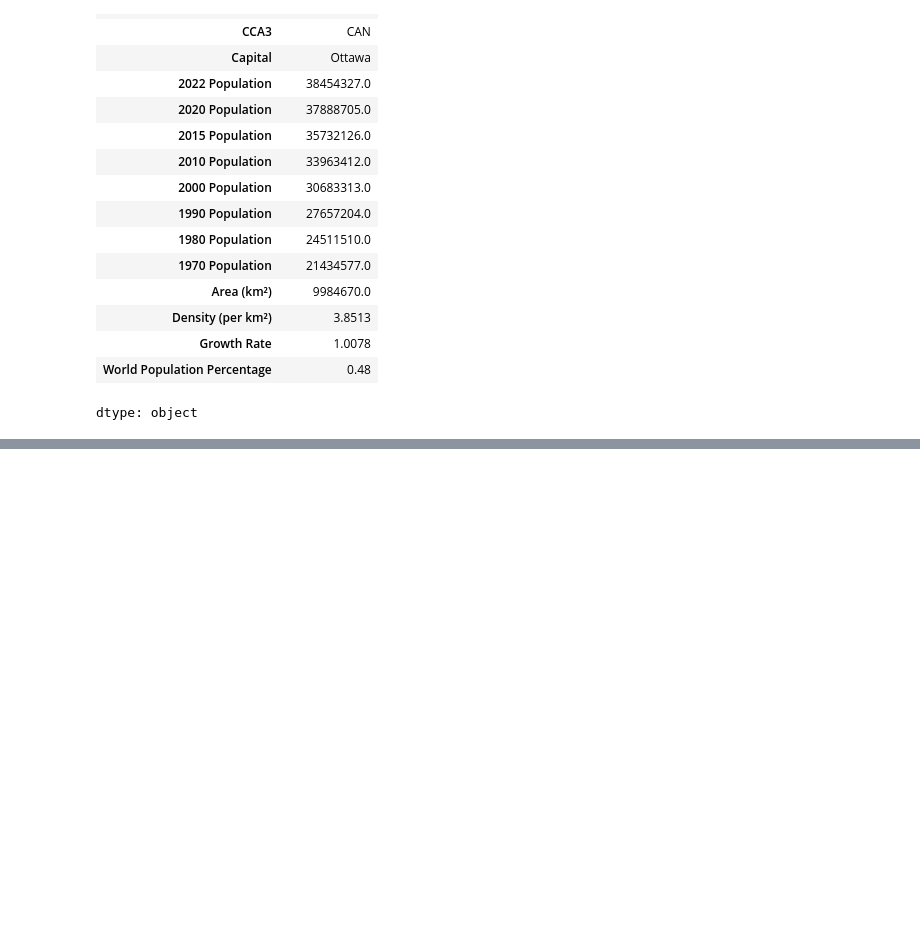
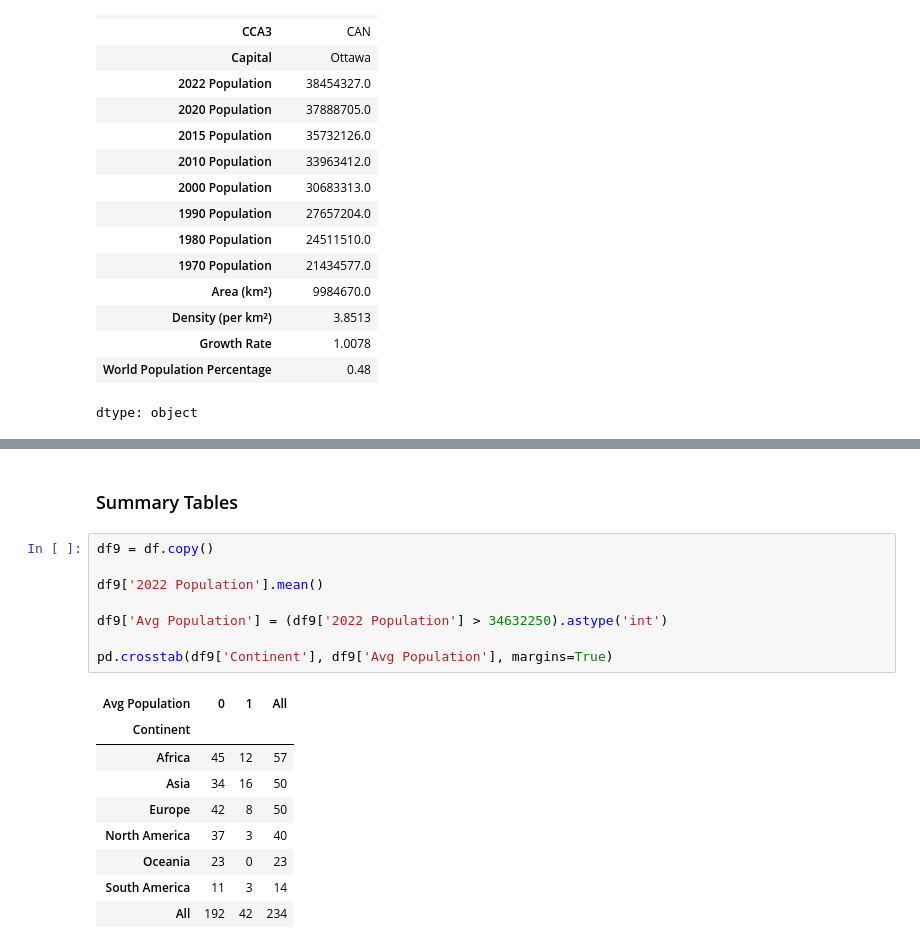
Before and after one commit to sangjunlim-dev/ml-practicals, a Jupyter notebook: pandas_essentials.ipynb, the cells around one changed output, grey strips where cells are left out. Saved outputs shown, nothing was run; the diff lists cells and outputs as text; blank space fills up the shorter version.

```diff
--- a/pandas_essentials.ipynb
+++ b/pandas_essentials.ipynb
@@ -176,0 +259,20 @@ dtype: object
+# %% [markdown]
+### Summary Tables
+# %%
+df9 = df.copy()
+
+df9['2022 Population'].mean()
+
+df9['Avg Population'] = (df9['2022 Population'] > 34632250).astype('int')
+
+pd.crosstab(df9['Continent'], df9['Avg Population'], margins=True)
+# %% [output]
+| Avg Population | 0 | 1 | All |
+| Continent |  |  |  |
+| Africa | 45 | 12 | 57 |
+| Asia | 34 | 16 | 50 |
+| Europe | 42 | 8 | 50 |
+| North America | 37 | 3 | 40 |
+| Oceania | 23 | 0 | 23 |
+| South America | 11 | 3 | 14 |
+| All | 192 | 42 | 234 |
```
Also changed, not shown: parts of 9 cells of this notebook.
